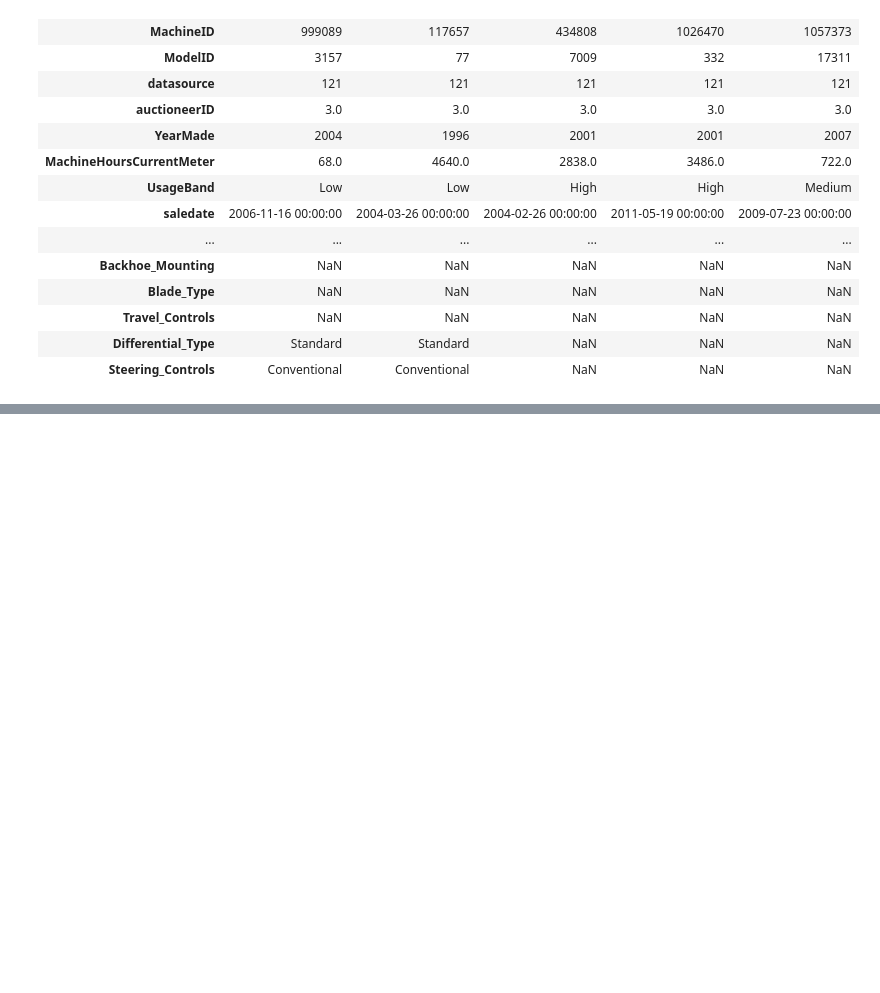
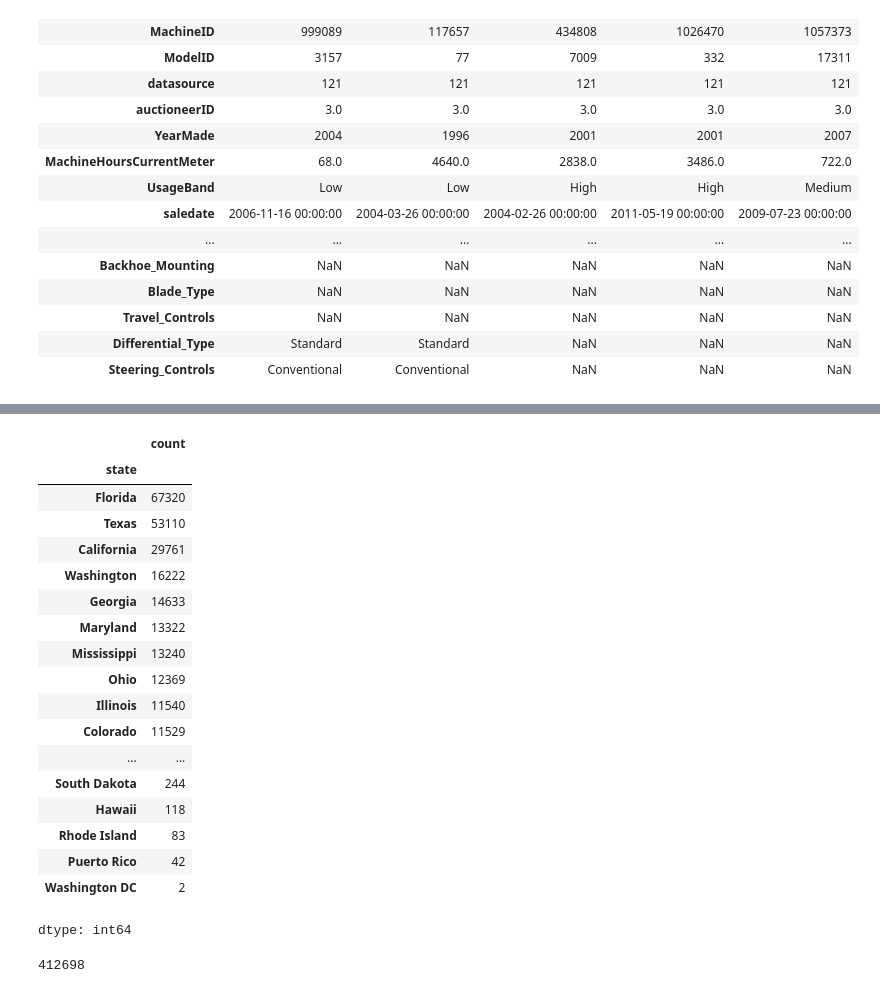
Before and after one commit to dthunn/ml_basics, a Jupyter notebook: sk_laern/bulldozer_regression.ipynb, the cells around one changed output, grey strips where cells are left out. Saved outputs shown, nothing was run; the diff lists cells and outputs as text; code cells hidden in the pictures; blank space fills up the shorter version.

```diff
--- a/sk_laern/bulldozer_regression.ipynb
+++ b/sk_laern/bulldozer_regression.ipynb
@@ -138,0 +192,26 @@ df.head().T
+# %%
+df_tmp.state.value_counts()
+# %% [output]
+|  | count |
+| state |  |
+| Florida | 67320 |
+| Texas | 53110 |
+| California | 29761 |
+| Washington | 16222 |
+| Georgia | 14633 |
+| Maryland | 13322 |
+| Mississippi | 13240 |
+| Ohio | 12369 |
+| Illinois | 11540 |
+| Colorado | 11529 |
+| ... | ... |
+| South Dakota | 244 |
+| Hawaii | 118 |
+| Rhode Island | 83 |
+| Puerto Rico | 42 |
+| Washington DC | 2 |
+dtype: int64
+# %%
+len(df_tmp)
+# %% [output]
+412698
```
Also changed, not shown: parts of 19 cells of this notebook.
